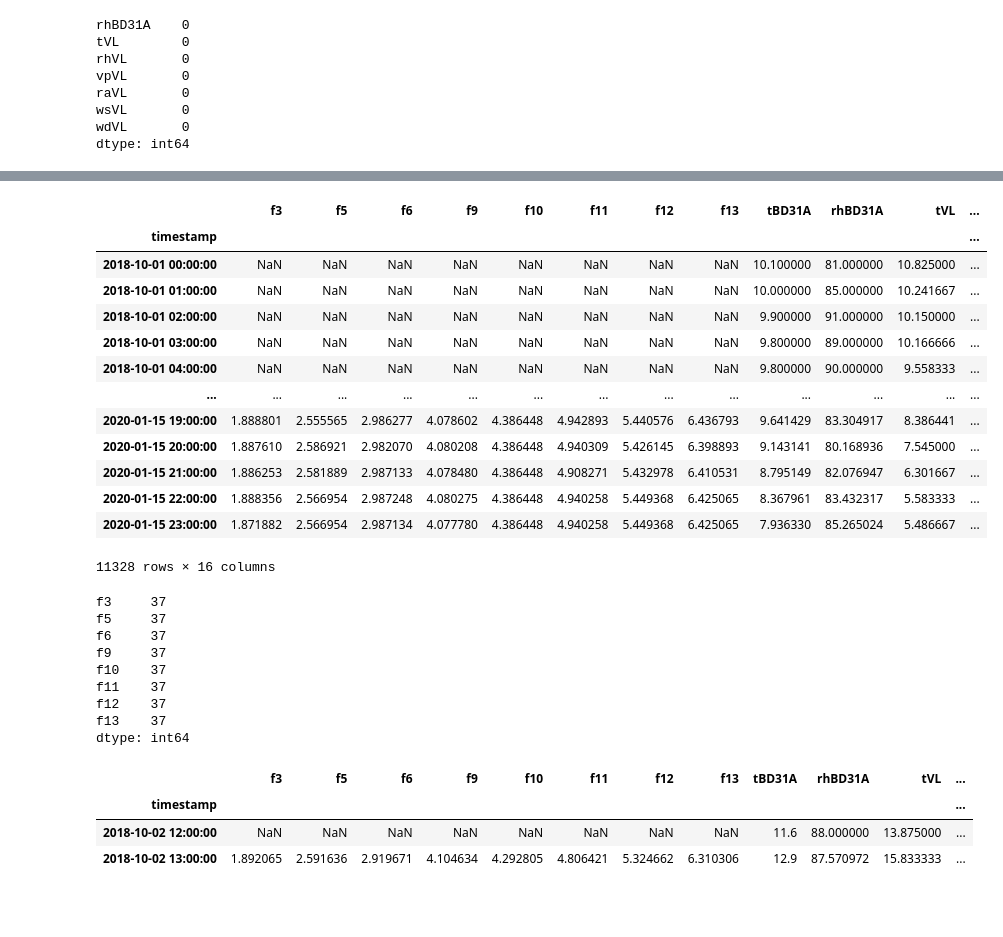
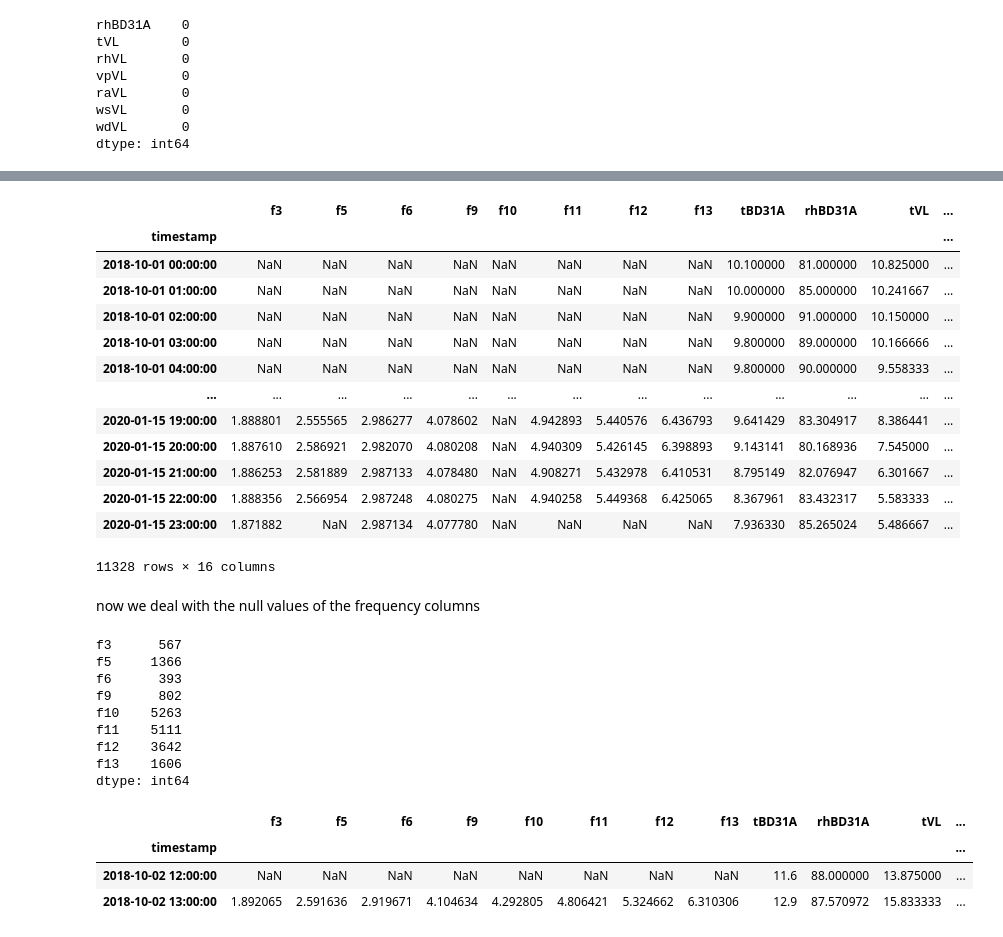
Before and after one commit to justforprogramming07-code/shm-anomaly-detection, a Jupyter notebook: nbs/01_data_cleaning.ipynb, the cells around one changed output, grey strips where cells are left out. Cells and saved outputs as stored; diff of their text form; code cells hidden in the pictures; blank space fills up the shorter version.

```diff
--- a/nbs/01_data_cleaning.ipynb
+++ b/nbs/01_data_cleaning.ipynb
@@ -415,33 +427,34 @@ print(freq_cols)
 # %%
-df[freq_cols] = df[freq_cols].ffill()
-df[freq_cols].isnull().sum()
 df
 # %% [output]
 |  | f3 | f5 | f6 | f9 | f10 | f11 | f12 | f13 | tBD31A | rhBD31A | tVL | ... |
 | timestamp |  |  |  |  |  |  |  |  |  |  |  | ... |
 | 2018-10-01 00:00:00 | NaN | NaN | NaN | NaN | NaN | NaN | NaN | NaN | 10.100000 | 81.000000 | 10.825000 | ... |
 | 2018-10-01 01:00:00 | NaN | NaN | NaN | NaN | NaN | NaN | NaN | NaN | 10.000000 | 85.000000 | 10.241667 | ... |
 | 2018-10-01 02:00:00 | NaN | NaN | NaN | NaN | NaN | NaN | NaN | NaN | 9.900000 | 91.000000 | 10.150000 | ... |
 | 2018-10-01 03:00:00 | NaN | NaN | NaN | NaN | NaN | NaN | NaN | NaN | 9.800000 | 89.000000 | 10.166666 | ... |
 | 2018-10-01 04:00:00 | NaN | NaN | NaN | NaN | NaN | NaN | NaN | NaN | 9.800000 | 90.000000 | 9.558333 | ... |
 | ... | ... | ... | ... | ... | ... | ... | ... | ... | ... | ... | ... | ... |
-| 2020-01-15 19:00:00 | 1.888801 | 2.555565 | 2.986277 | 4.078602 | 4.386448 | 4.942893 | 5.440576 | 6.436793 | 9.641429 | 83.304917 | 8.386441 | ... |
-| 2020-01-15 20:00:00 | 1.887610 | 2.586921 | 2.982070 | 4.080208 | 4.386448 | 4.940309 | 5.426145 | 6.398893 | 9.143141 | 80.168936 | 7.545000 | ... |
-| 2020-01-15 21:00:00 | 1.886253 | 2.581889 | 2.987133 | 4.078480 | 4.386448 | 4.908271 | 5.432978 | 6.410531 | 8.795149 | 82.076947 | 6.301667 | ... |
-| 2020-01-15 22:00:00 | 1.888356 | 2.566954 | 2.987248 | 4.080275 | 4.386448 | 4.940258 | 5.449368 | 6.425065 | 8.367961 | 83.432317 | 5.583333 | ... |
-| 2020-01-15 23:00:00 | 1.871882 | 2.566954 | 2.987134 | 4.077780 | 4.386448 | 4.940258 | 5.449368 | 6.425065 | 7.936330 | 85.265024 | 5.486667 | ... |
+| 2020-01-15 19:00:00 | 1.888801 | 2.555565 | 2.986277 | 4.078602 | NaN | 4.942893 | 5.440576 | 6.436793 | 9.641429 | 83.304917 | 8.386441 | ... |
+| 2020-01-15 20:00:00 | 1.887610 | 2.586921 | 2.982070 | 4.080208 | NaN | 4.940309 | 5.426145 | 6.398893 | 9.143141 | 80.168936 | 7.545000 | ... |
+| 2020-01-15 21:00:00 | 1.886253 | 2.581889 | 2.987133 | 4.078480 | NaN | 4.908271 | 5.432978 | 6.410531 | 8.795149 | 82.076947 | 6.301667 | ... |
+| 2020-01-15 22:00:00 | 1.888356 | 2.566954 | 2.987248 | 4.080275 | NaN | 4.940258 | 5.449368 | 6.425065 | 8.367961 | 83.432317 | 5.583333 | ... |
+| 2020-01-15 23:00:00 | 1.871882 | NaN | 2.987134 | 4.077780 | NaN | NaN | NaN | NaN | 7.936330 | 85.265024 | 5.486667 | ... |
 11328 rows × 16 columns
+# %% [markdown]
+now we deal with the null values of the frequency columns
 # %%
+freq_cols = ['f3', 'f5', 'f6', 'f9', 'f10', 'f11', 'f12', 'f13']
 df[freq_cols].isnull().sum()
 # %% [output]
-f3     37
-f5     37
-f6     37
-f9     37
-f10    37
-f11    37
-f12    37
-f13    37
+f3      567
+f5     1366
+f6      393
+f9      802
+f10    5263
+f11    5111
+f12    3642
+f13    1606
 dtype: int64
 # %%
 df.iloc[36: 38, :]
```
Also changed, not shown: parts of 28 cells of this notebook, 5 other files.
